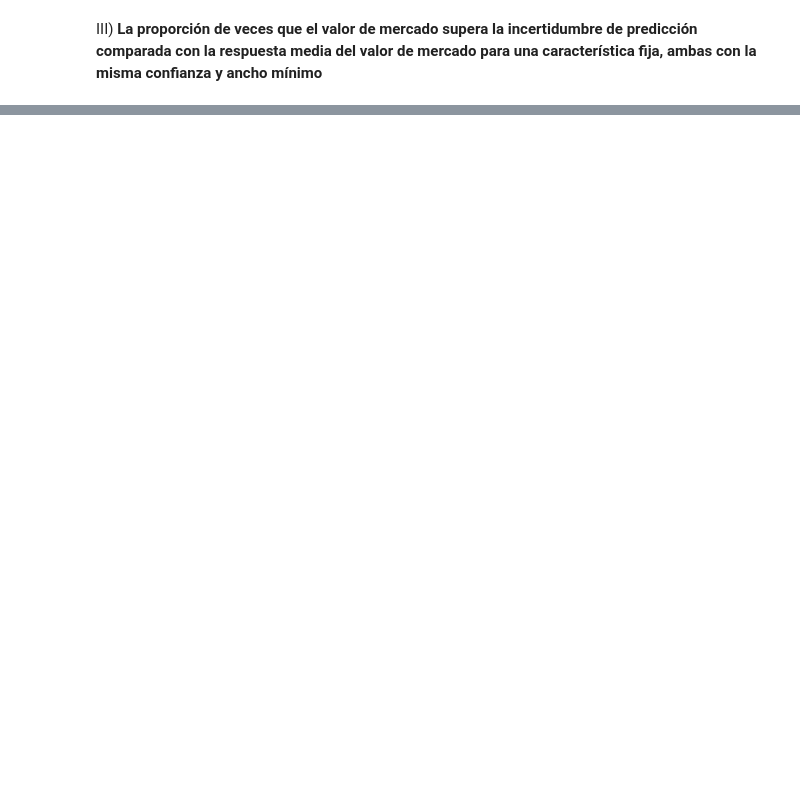
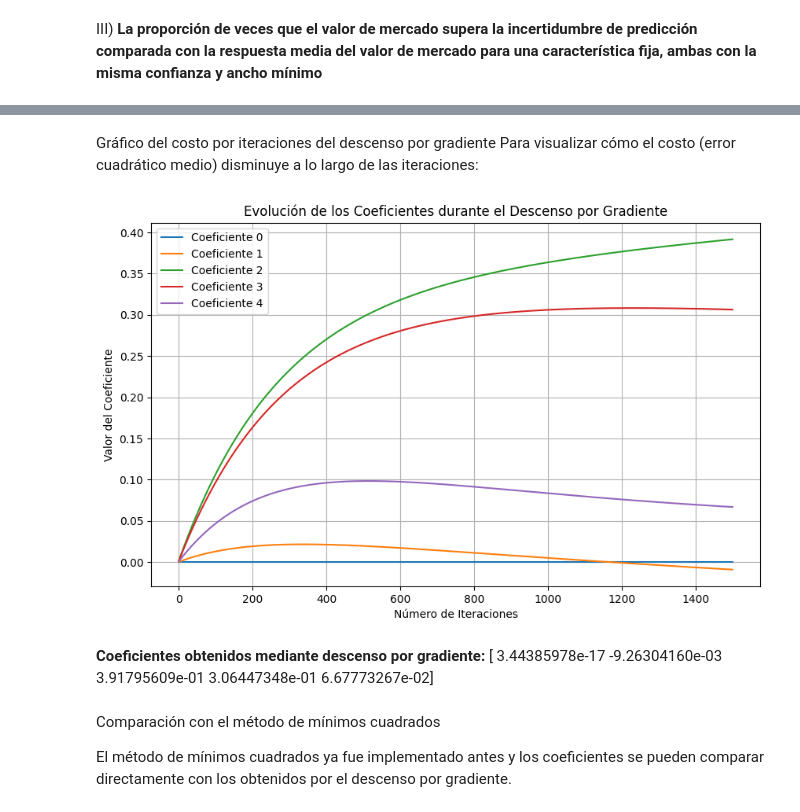
Before and after one commit to LucianoGanzero/Matematica4, a Jupyter notebook: Ejercicio1.ipynb, the cells around one changed output, grey strips where cells are left out. Drawn from its saved outputs; the diff is of its cells as text; code cells hidden in the pictures; blank space fills up the shorter version.

```diff
--- a/Ejercicio1.ipynb
+++ b/Ejercicio1.ipynb
@@ -269,0 +426,27 @@ Proporción de veces que el valor de mercado supera la incertidumbre de predicci
+# %% [markdown]
+Gráfico del costo por iteraciones del descenso por gradiente
+Para visualizar cómo el costo (error cuadrático medio) disminuye a lo largo de las iteraciones:
+# %%
+# Cambios en los coeficientes en las últimas iteraciones
+plt.figure(figsize=(10, 6))
+for j in range(len(theta_gradiente)):
+    plt.plot(range(n_iteraciones), [theta_history[i][j] for i in range(n_iteraciones)], label=f'Coeficiente {j}')
+plt.xlabel('Número de Iteraciones')
+plt.ylabel('Valor del Coeficiente')
+plt.title('Evolución de los Coeficientes durante el Descenso por Gradiente')
+plt.legend()
+plt.grid(True)
+plt.show()
+# %% [output]
+[figure, added]
+# %%
+# Coeficientes finales
+imprimir_markdown(f"**Coeficientes obtenidos mediante descenso por gradiente:**\n{theta_gradiente}")
+# %% [output]
+**Coeficientes obtenidos mediante descenso por gradiente:**
+[ 3.44385978e-17 -9.26304160e-03  3.91795609e-01  3.06447348e-01
+  6.67773267e-02]
+# %% [markdown]
+Comparación con el método de mínimos cuadrados
+
+El método de mínimos cuadrados ya fue implementado antes y los coeficientes se pueden comparar directamente con los obtenidos por el descenso por gradiente.
```
Also changed, not shown: parts of 28 cells of this notebook, 2 other files.
